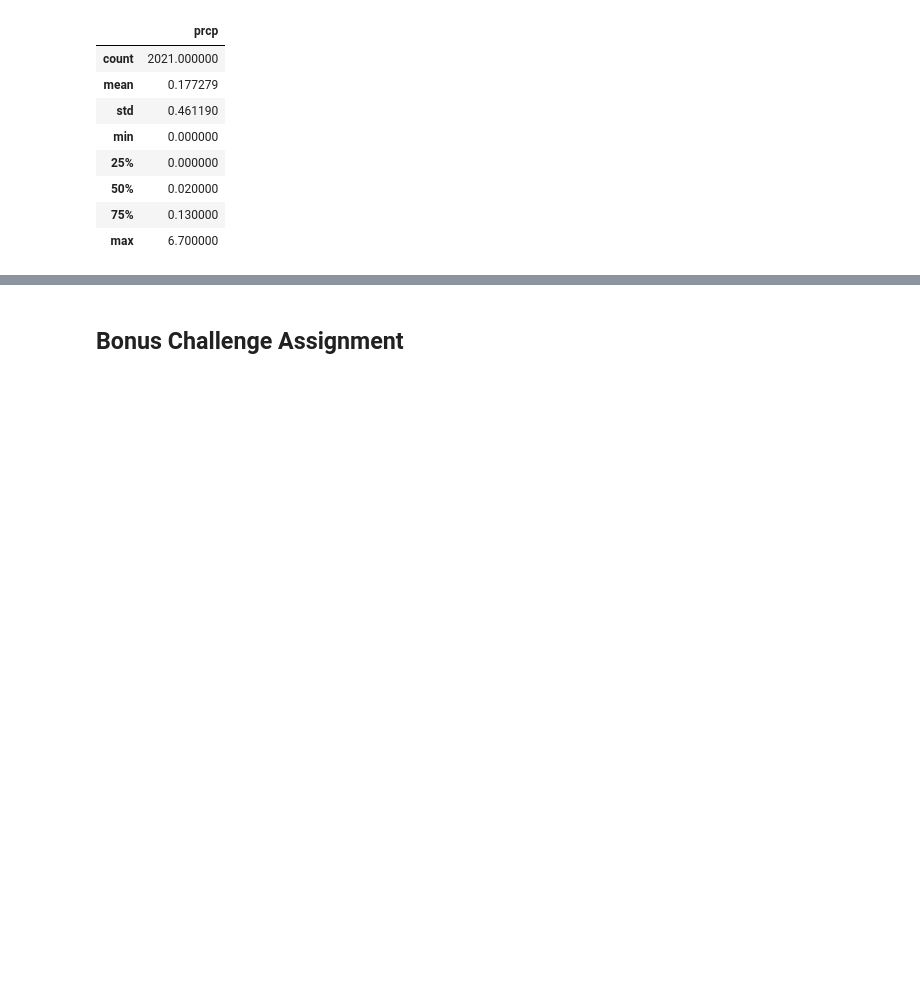
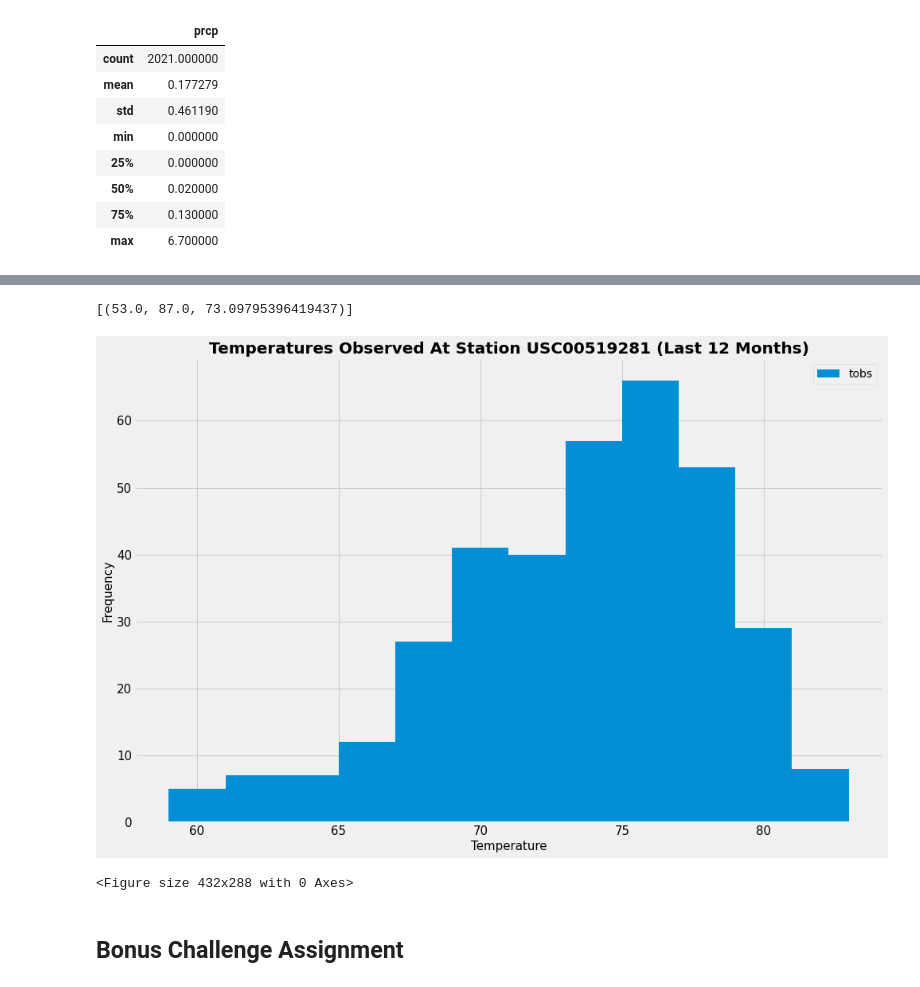
Before and after one commit to cdalsania/sqlalchemy-challenge, a Jupyter notebook: climate_starter.ipynb, the cells around one changed output, grey strips where cells are left out. Saved outputs shown, nothing was run; the diff lists cells and outputs as text; code cells hidden in the pictures; blank space fills up the shorter version.

```diff
--- a/climate_starter.ipynb
+++ b/climate_starter.ipynb
@@ -119,3 +136,7 @@ sorted_df.describe()
 # %%
 # Using the station id from the previous query, calculate the lowest temperature recorded,
 # highest temperature recorded, and average temperature of the most active station?
+sel = [func.min(Measurement.tobs), func.max(Measurement.tobs), func.avg(Measurement.tobs)]
+session.query(*sel).filter(Measurement.station == ste[0]).all()
+# %% [output]
+[(53.0, 87.0, 73.09795396419437)]
@@ -125,3 +143,33 @@ sorted_df.describe()
+# %%
+# Choose the station with the highest number of temperature observations.
+
+session.query(Measurement.station, func.count(Measurement.tobs)).\
+        group_by(Measurement.station).\
+        order_by(func.count(Measurement.tobs).desc()).first()
+
+# Query the last 12 months of temperature observation data for this station and plot the results as a histogram
+
+results = session.query(Measurement.tobs).\
+            filter(Measurement.date.between(one_year_ago,last_data_point),\
+                   Measurement.station == 'USC00519281').all()
+
+plt.figure(figsize=(15,10))
+plt.hist(np.ravel(results), bins=12)
+plt.title('Temperatures Observed At Station USC00519281 (Last 12 Months)',fontsize=20, fontweight = 'bold')
+plt.xlabel('Temperature',fontsize=15)
+plt.ylabel('Frequency',fontsize=15)
+plt.legend(['tobs'], loc = 'upper right')
+plt.yticks(size=15)
+plt.xticks(size=15)
+
+# Save Figure
+plt.savefig("Images/station-histogram.png")
+# Show plot
+plt.show()
+plt.tight_layout()
+# %% [output]
+[figure, added]
+<Figure size 432x288 with 0 Axes>
 # %% [markdown]
 ## Bonus Challenge Assignment
 # %%
```
Also changed, not shown: parts of 4 cells of this notebook.
